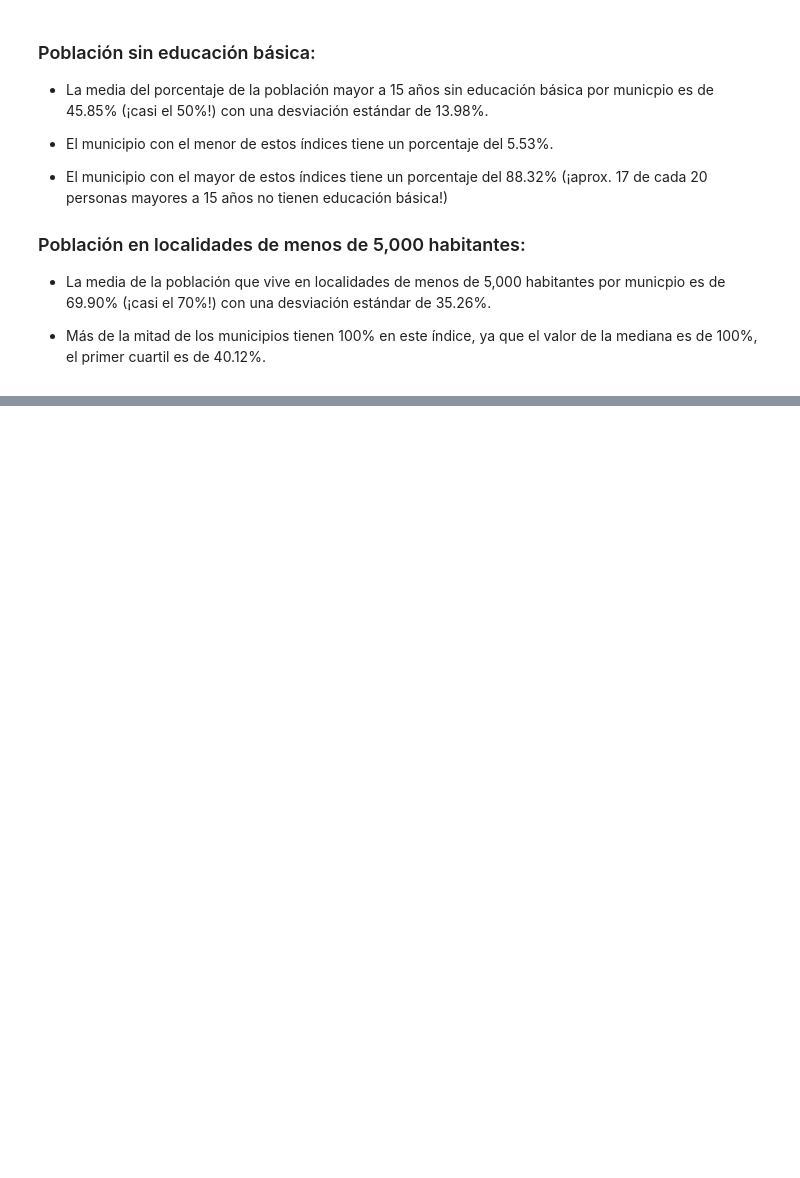
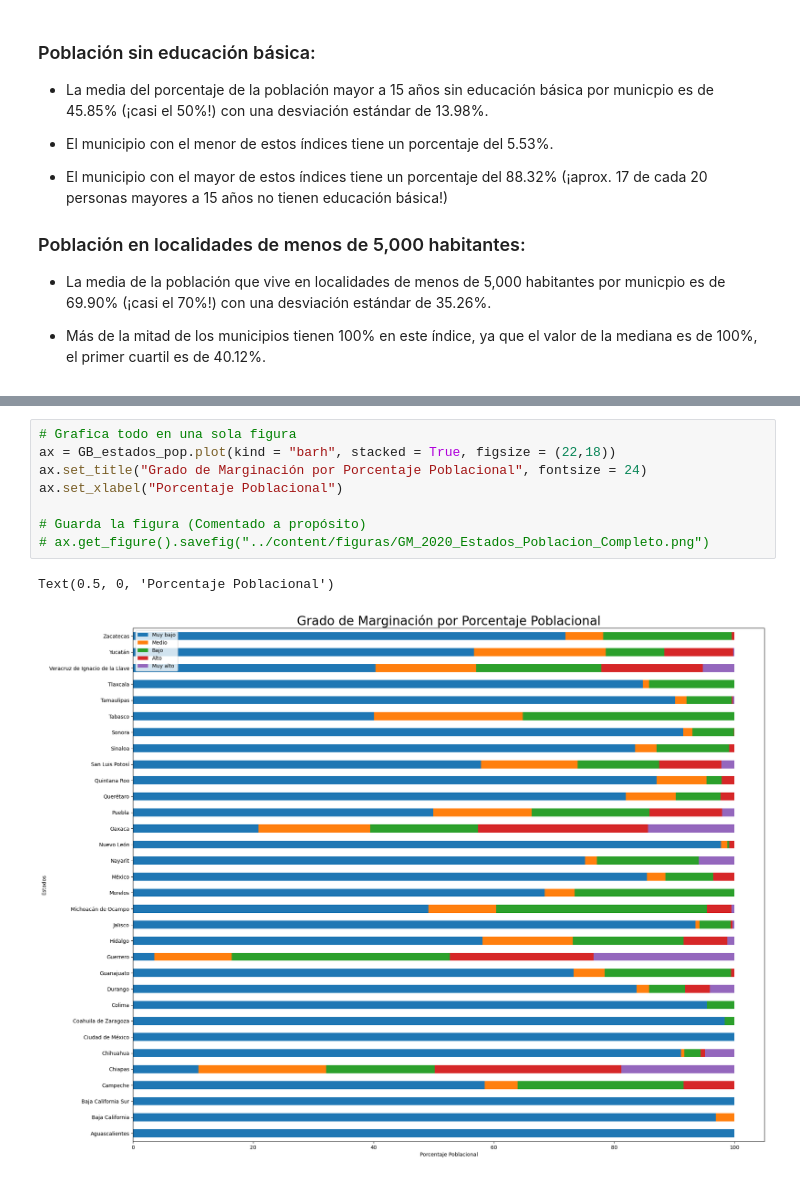
Before and after one commit to SolidTitanium/TrabajoFinalPrograMCD-GEFS, a Jupyter notebook: ProyectoProgramacionGEFS.ipynb, the cells around one changed output, grey strips where cells are left out. Cells and saved outputs as stored; diff of their text form; blank space fills up the shorter version.

```diff
--- a/ProyectoProgramacionGEFS.ipynb
+++ b/ProyectoProgramacionGEFS.ipynb
@@ -203,0 +263,11 @@ Name: CVE_MUN, dtype: object
+# %%
+# Grafica todo en una sola figura
+ax = GB_estados_pop.plot(kind = "barh", stacked = True, figsize = (22,18))
+ax.set_title("Grado de Marginación por Porcentaje Poblacional", fontsize = 24)
+ax.set_xlabel("Porcentaje Poblacional")
+
+# Guarda la figura (Comentado a propósito)
+# ax.get_figure().savefig("../content/figuras/GM_2020_Estados_Poblacion_Completo.png")
+# %% [output]
+Text(0.5, 0, 'Porcentaje Poblacional')
+[figure, added]
```
Also changed, not shown: parts of 17 cells of this notebook.
